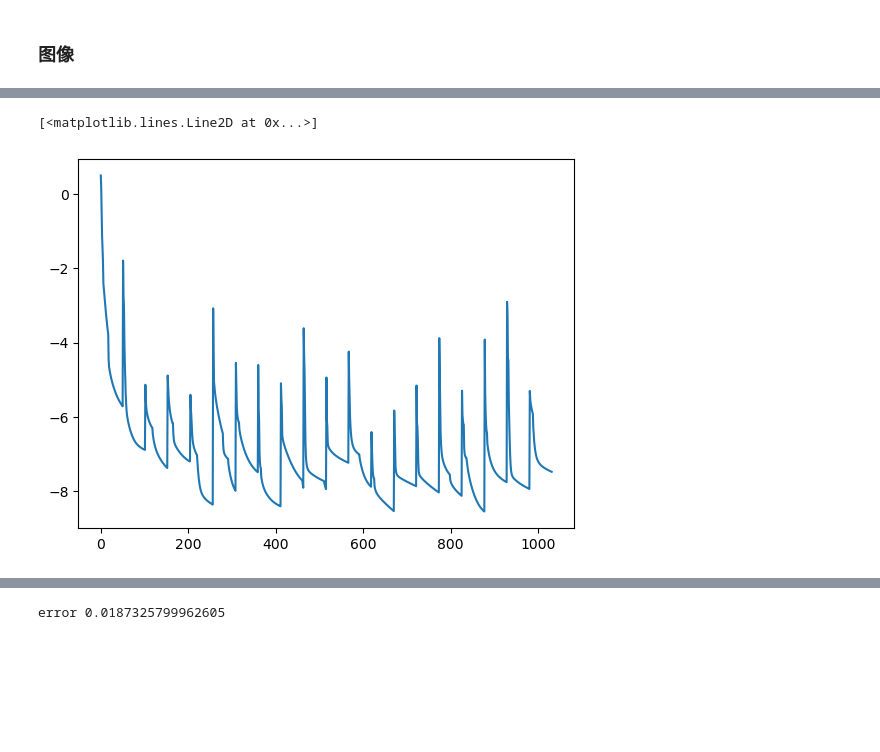
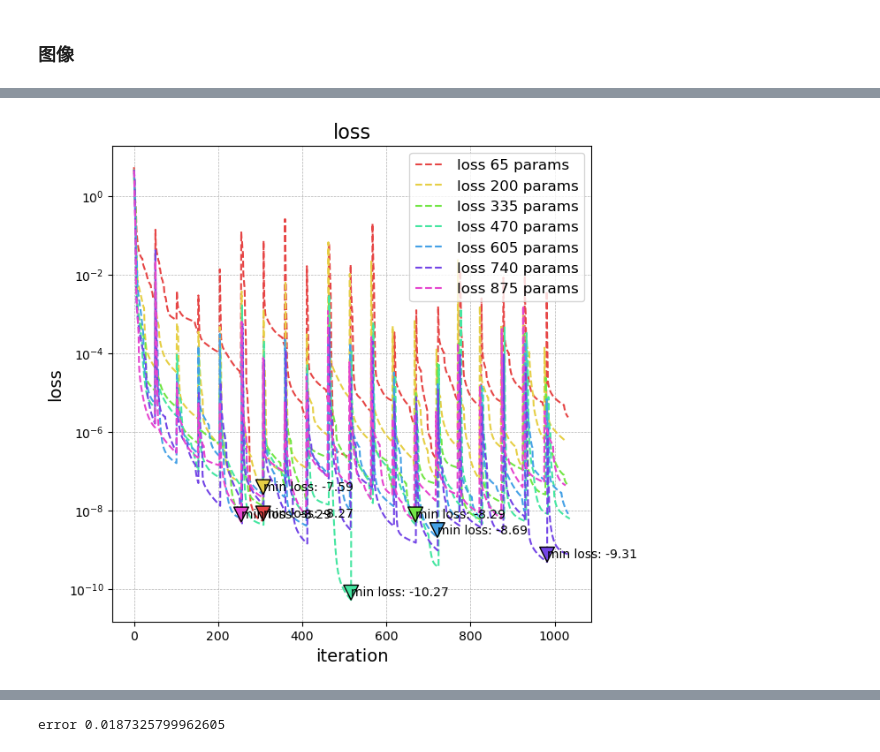
Before and after one commit to klaezhou/pde-lm, a Jupyter notebook: diffusion/Diffusion.ipynb, the cells around one changed output, grey strips where cells are left out. Drawn from its saved outputs; the diff is of its cells as text; code cells hidden in the pictures; blank space fills up the shorter version.

```diff
--- a/diffusion/Diffusion.ipynb
+++ b/diffusion/Diffusion.ipynb
@@ -629,5 +632,17 @@ plot_time.plot_time(avg_time,x_axis,'r','-')
-# %%
-plt.plot(np.log10(loss_dict['loss 740 params']))
-# %% [output]
-[<matplotlib.lines.Line2D at 0x...>]
-[figure, removed]
+# %%
+import plot_loss
+import importlib
+importlib.reload(plot_loss)
+
+loss=[]
+label=[]
+i=1
+for key, value in loss_dict.items():
+    i+=1
+    if i%3==0:
+        loss.append(value)
+        label.append(key)
+random_colors = plot_loss.generate_distinguishable_colors(len(loss))
+plot_loss.plot_losses(loss,label,random_colors,'--')
+# %% [output]
+[figure, added]
```
Also changed, not shown: parts of 3 cells of this notebook, 2 other files.
